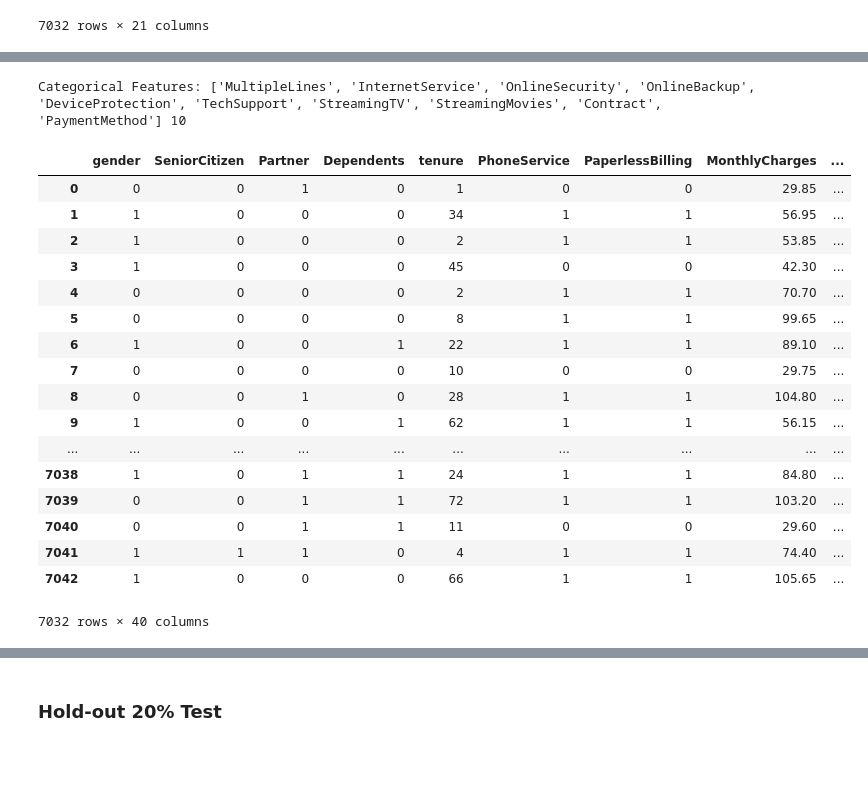
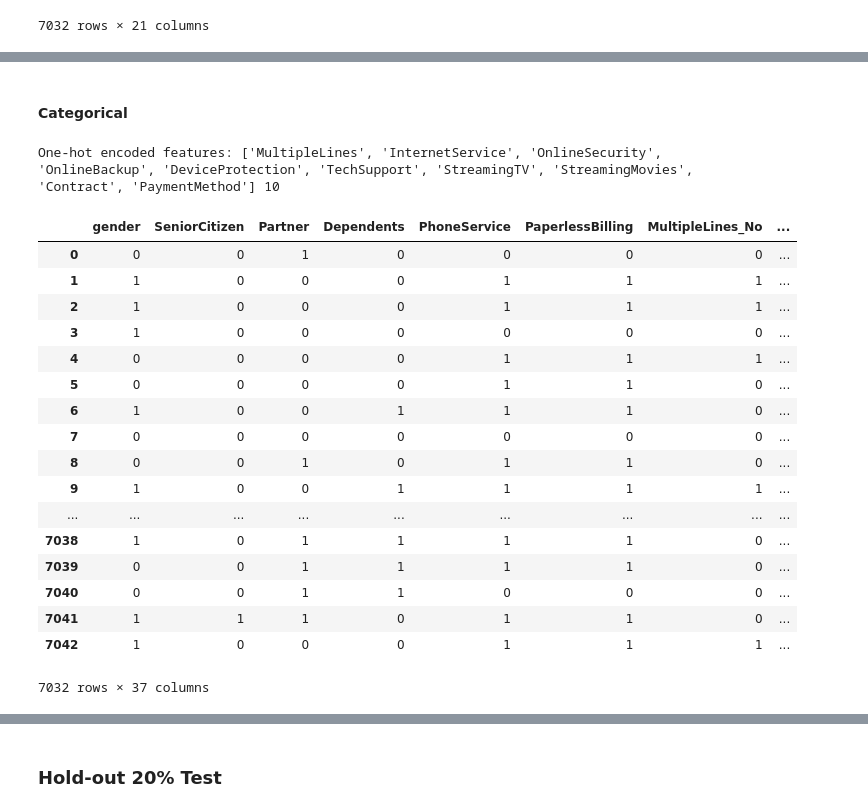
Before and after one commit to ctc316/telco-customer-churn, a Jupyter notebook: telco-customer-churn.ipynb, the cells around one changed output, grey strips where cells are left out. Saved outputs shown, nothing was run; the diff lists cells and outputs as text; code cells hidden in the pictures; blank space fills up the shorter version.

```diff
--- a/telco-customer-churn.ipynb
+++ b/telco-customer-churn.ipynb
@@ -114,43 +121,42 @@ After: Int64Index([], dtype='int64') 0
+# %% [markdown]
+#### Categorical
 # %%
-train_Y = pd.DataFrame(data=train_data['Churn'].map({"Yes": 1, "No": 0}).astype(int))
-train_X = train_data[['SeniorCitizen', 'tenure', 'MonthlyCharges', 'TotalCharges']]
+train_X_cat = train_data[['SeniorCitizen']]
 
 # Binary to 0, 1  ->   gender(male, female), Partner, Dependents, PhoneService, PaperlessBilling, Churn)
-train_X.insert(0, 'gender', (train_data['gender'].map({"Male": 1, "Female": 0}).astype(int)))
-train_X.insert(2, 'Partner', (train_data['Partner'].map({"Yes": 1, "No": 0}).astype(int)))
-train_X.insert(3, 'Dependents', (train_data['Dependents'].map({"Yes": 1, "No": 0}).astype(int)))
-train_X.insert(5, 'PhoneService', (train_data['PhoneService'].map({"Yes": 1, "No": 0}).astype(int)))
-train_X.insert(6, 'PaperlessBilling', (train_data['PhoneService'].map({"Yes": 1, "No": 0}).astype(int)))
+train_X_cat.insert(0, 'gender', (train_data['gender'].map({"Male": 1, "Female": 0}).astype(int)))
+train_X_cat.insert(2, 'Partner', (train_data['Partner'].map({"Yes": 1, "No": 0}).astype(int)))
+train_X_cat.insert(3, 'Dependents', (train_data['Dependents'].map({"Yes": 1, "No": 0}).astype(int)))
+train_X_cat.insert(4, 'PhoneService', (train_data['PhoneService'].map({"Yes": 1, "No": 0}).astype(int)))
+train_X_cat.insert(5, 'PaperlessBilling', (train_data['PhoneService'].map({"Yes": 1, "No": 0}).astype(int)))
 
 
-# Categorical
+# One-hot encoded
 cat_features = ['MultipleLines', 'InternetService', 'OnlineSecurity', 'OnlineBackup', 'DeviceProtection',
                 'TechSupport', 'StreamingTV', 'StreamingMovies', 'Contract', 'PaymentMethod']
-print("Categorical Features:", cat_features, len(cat_features))
-train_X_cat = pd.get_dummies(train_data[cat_features])
+print("One-hot encoded features:", cat_features, len(cat_features))
+
+train_X_cat = train_X_cat.join(pd.get_dummies(train_data[cat_features]))
 
 
-# Concat
-train_X = pd.concat([train_X, train_X_cat], axis=1, join='outer', join_axes=None, ignore_index=False, keys=None, levels=None, names=None, verify_integrity=False, copy=True)
-display(train_X)
-print(train_X.columns)
+display(train_X_cat)
 # %% [output]
-Categorical Features: ['MultipleLines', 'InternetService', 'OnlineSecurity', 'OnlineBackup', 'DeviceProtection', 'TechSupport', 'StreamingTV', 'StreamingMovies', 'Contract', 'PaymentMethod'] 10
+One-hot encoded features: ['MultipleLines', 'InternetService', 'OnlineSecurity', 'OnlineBackup', 'DeviceProtection', 'TechSupport', 'StreamingTV', 'StreamingMovies', 'Contract', 'PaymentMethod'] 10
-|  | gender | SeniorCitizen | Partner | Dependents | tenure | PhoneService | PaperlessBilling | MonthlyCharges | ... |
-| 0 | 0 | 0 | 1 | 0 | 1 | 0 | 0 | 29.85 | ... |
-| 1 | 1 | 0 | 0 | 0 | 34 | 1 | 1 | 56.95 | ... |
-| 2 | 1 | 0 | 0 | 0 | 2 | 1 | 1 | 53.85 | ... |
-| 3 | 1 | 0 | 0 | 0 | 45 | 0 | 0 | 42.30 | ... |
-| 4 | 0 | 0 | 0 | 0 | 2 | 1 | 1 | 70.70 | ... |
-| 5 | 0 | 0 | 0 | 0 | 8 | 1 | 1 | 99.65 | ... |
-| 6 | 1 | 0 | 0 | 1 | 22 | 1 | 1 | 89.10 | ... |
-| 7 | 0 | 0 | 0 | 0 | 10 | 0 | 0 | 29.75 | ... |
-| 8 | 0 | 0 | 1 | 0 | 28 | 1 | 1 | 104.80 | ... |
-| 9 | 1 | 0 | 0 | 1 | 62 | 1 | 1 | 56.15 | ... |
-| ... | ... | ... | ... | ... | ... | ... | ... | ... | ... |
-| 7038 | 1 | 0 | 1 | 1 | 24 | 1 | 1 | 84.80 | ... |
-| 7039 | 0 | 0 | 1 | 1 | 72 | 1 | 1 | 103.20 | ... |
-| 7040 | 0 | 0 | 1 | 1 | 11 | 0 | 0 | 29.60 | ... |
-| 7041 | 1 | 1 | 1 | 0 | 4 | 1 | 1 | 74.40 | ... |
-| 7042 | 1 | 0 | 0 | 0 | 66 | 1 | 1 | 105.65 | ... |
+|  | gender | SeniorCitizen | Partner | Dependents | PhoneService | PaperlessBilling | MultipleLines_No | ... |
+| 0 | 0 | 0 | 1 | 0 | 0 | 0 | 0 | ... |
+| 1 | 1 | 0 | 0 | 0 | 1 | 1 | 1 | ... |
+| 2 | 1 | 0 | 0 | 0 | 1 | 1 | 1 | ... |
+| 3 | 1 | 0 | 0 | 0 | 0 | 0 | 0 | ... |
+| 4 | 0 | 0 | 0 | 0 | 1 | 1 | 1 | ... |
+| 5 | 0 | 0 | 0 | 0 | 1 | 1 | 0 | ... |
+| 6 | 1 | 0 | 0 | 1 | 1 | 1 | 0 | ... |
+| 7 | 0 | 0 | 0 | 0 | 0 | 0 | 0 | ... |
+| 8 | 0 | 0 | 1 | 0 | 1 | 1 | 0 | ... |
+| 9 | 1 | 0 | 0 | 1 | 1 | 1 | 1 | ... |
+| ... | ... | ... | ... | ... | ... | ... | ... | ... |
+| 7038 | 1 | 0 | 1 | 1 | 1 | 1 | 0 | ... |
+| 7039 | 0 | 0 | 1 | 1 | 1 | 1 | 0 | ... |
+| 7040 | 0 | 0 | 1 | 1 | 0 | 0 | 0 | ... |
+| 7041 | 1 | 1 | 1 | 0 | 1 | 1 | 0 | ... |
+| 7042 | 1 | 0 | 0 | 0 | 1 | 1 | 1 | ... |
-7032 rows × 40 columns
+7032 rows × 37 columns
```
Also changed, not shown: parts of 12 cells of this notebook.
